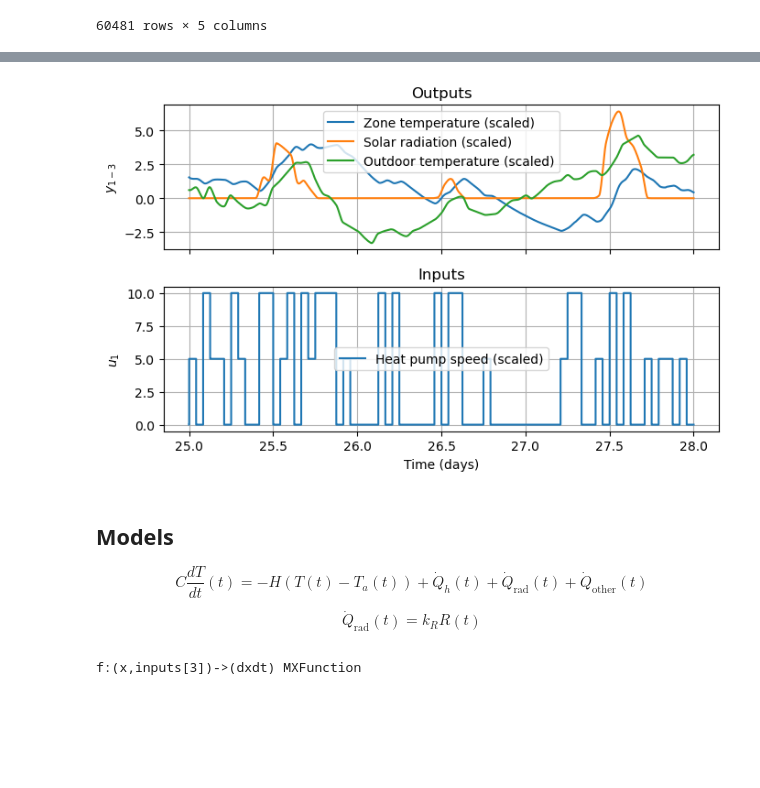
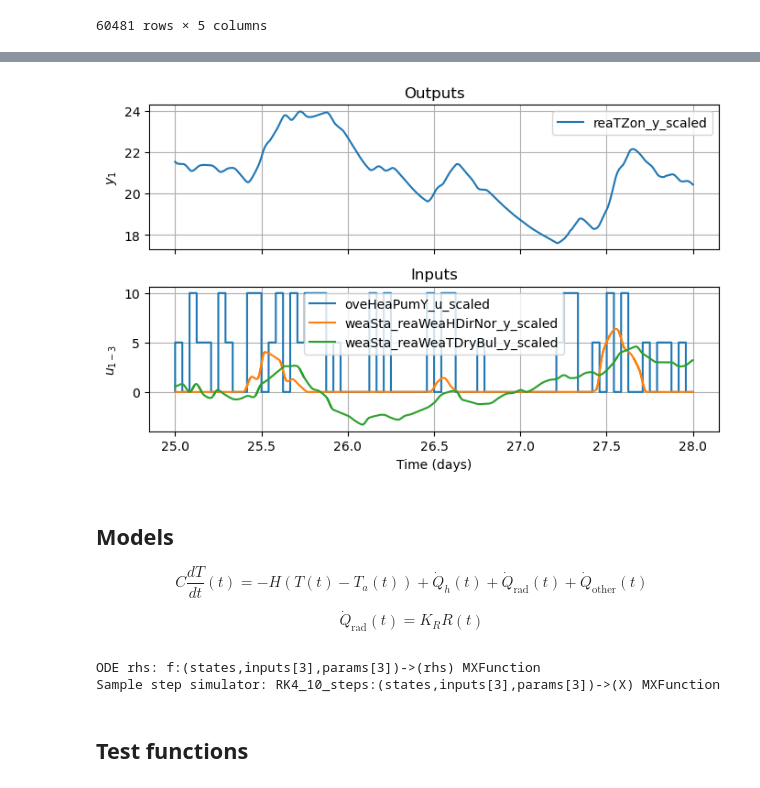
Before and after one commit to billtubbs/boptest-identify, a Jupyter notebook: sys-id-1-zone.ipynb, the cells around one changed output, grey strips where cells are left out. Saved outputs shown, nothing was run; the diff lists cells and outputs as text; code cells hidden in the pictures; blank space fills up the shorter version.

```diff
--- a/sys-id-1-zone.ipynb
+++ b/sys-id-1-zone.ipynb
@@ -76,10 +77,10 @@ measurement_names = ['reaTZon_y', 'weaSta_reaWeaHDirNor_y', 'weaSta_reaWeaTDryBu
 time_range = slice(16, None)
 
 var_rename_map = {
-    'oveHeaPumY_u': 'Heat pump speed (scaled)',
-    'reaTZon_y': 'Zone temperature (scaled)',
-    'weaSta_reaWeaHDirNor_y': 'Solar radiation (scaled)',
-    'weaSta_reaWeaTDryBul_y': 'Outdoor temperature (scaled)'
+    'oveHeaPumY_u': 'Heat pump speed',
+    'reaTZon_y': 'Zone temperature',
+    'weaSta_reaWeaHDirNor_y': 'Solar radiation',
+    'weaSta_reaWeaTDryBul_y': 'Outdoor temperature'
 }
 
 fig, axes = make_ioplots(
@@ -88,6 +89,7 @@ fig, axes = make_ioplots(
     measurement_names,
     available_inputs,
     available_measurements,
+    time_name='time_days',
     time_range=time_range,
     var_rename_map=var_rename_map
 )
@@ -100,9 +102,9 @@ plt.show()
 
 nominal_values = {
     'oveHeaPumY_u': 0.0,
-    'reaTZon_y': 273.15 + 20.0,
+    'reaTZon_y': 273.15 + 0.0,
     'weaSta_reaWeaHDirNor_y': 0.0,
-    'weaSta_reaWeaTDryBul_y': 273.15 + 0.0
+    'weaSta_reaWeaTDryBul_y': 273.15 + 0.0  # must be same as 'reaTZon_y'
 }
 
 scale_factors = {
@@ -114,9 +116,11 @@ scale_factors = {
 
 sim_results_scaled = sim_results[['time', 'time_days']].copy()
 for name in measurement_names:
-    sim_results_scaled[name] = (sim_results[name] - nominal_values[name]) / scale_factors[name]
+    new_name = f"{name}_scaled"
+    sim_results_scaled[new_name] = (sim_results[name] - nominal_values[name]) / scale_factors[name]
 for name in input_names:
-    sim_results_scaled[name] = (sim_results[name] - nominal_values[name]) / scale_factors[name]
+    new_name = f"{name}_scaled"
+    sim_results_scaled[new_name] = (sim_results[name] - nominal_values[name]) / scale_factors[name]
 
 sim_results_scaled.describe()
 # %% [output]
@@ -132,20 +136,30 @@ sim_results_scaled.describe()
 # %%
 time_range = slice(18.5, 20.5)
 time_range = slice(25, 28)
+
+data_sample = (
+    sim_results_scaled
+    .set_index('time_days').loc[time_range]
+    .reset_index().set_index('time')
+)
+
+input_names = ['oveHeaPumY_u_scaled', 'weaSta_reaWeaHDirNor_y_scaled', 'weaSta_reaWeaTDryBul_y_scaled']
+measurement_names = ['reaTZon_y_scaled']
 
 fig, axes = make_ioplots_combined(
     sim_results_scaled,
     input_names,
     measurement_names,
     available_inputs,
     available_measurements,
+    time_name='time_days',
     time_range=time_range,
     var_rename_map=var_rename_map,
 )
 plt.tight_layout()
 plt.show()
 # %% [output]
-[figure, old version]
+[figure, new version]
 # %% [markdown]
 ## Models
 
@@ -154,35 +168,55 @@ C \frac{d T}{d t}(t) = -H \left( T(t) - T_a(t) \right) + \dot{Q}_h(t) + \dot{Q}_
 $$
 
 $$
-\dot{Q}_{\text {rad}}(t) = k_R R(t)
+\dot{Q}_{\text {rad}}(t) = K_R R(t)
 $$
 # %%
 # Parameters
-C = 6.0  # thermal capacitance, kWh/°C
-H = 6/24   # scaled heat transfer coefficient with ambient, kW/°C
-k_rad = 1.0  # unknown constant relating measured solar radiation and heat input to zone
+C = 5 * 3.6e6  # thermal capacitance, W/°C
+H = cas.MX.sym('H')   # scaled heat transfer coefficient with ambient, kW/°C
+K_heat = cas.MX.sym('K_heat')  # unknown constant relating heater setting to heat input
+K_rad = cas.MX.sym('K_rad')  # unknown constant relating measured solar radiation to heat input
+params = [H, K_heat, K_rad]
+
+# Note, it is in general a good idea to scale your decision variables such
+# that they are in the order of ~0.1..100
+params_scale_factors = cas.vertcat(1.0, 1.0, 1.0)
 
 # System dimensions
 n_x = 1  # number of states
 n_u = 1  # number of manipulated inputs
 n_p = 2  # number of disturbance inputs
 
-# Declare variables
+# Declare system variables
 x = cas.MX.sym('x', n_x)  # states
 u = cas.MX.sym('u', n_u)  # manipulated inputs
 p = cas.MX.sym('p', n_p)  # disturbance inputs
 
 # Aliases
 T = x[0]  # zone temperature
-Q_c = u[0]  # cooling delivered
+Q_h = u[0]  # heating delivered
 T_a = p[0]  # ambient temperature
 R = p[1]  # solar insolation
 
+# Rate-of-change of zone temperature
+dTdt = (-H * (T - T_a) + K_heat * Q_h + K_rad * R) / C
+
 # Define ODE
-dTdt = (-H * (T - T_a) - Q_c + k_rad * R) / C  # rate-of-change of zone temperature
+states = x
+rhs = dTdt
 inputs = cas.vertcat(u, p)
-rhs = dTdt
-f = cas.Function('f', [x, inputs], [rhs], ['x', 'inputs'], ['dxdt'])
-print(f)
+params = cas.vcat(params)
+f = cas.Function('f', [states, inputs, params], [rhs], ['states', 'inputs', 'params'], ['rhs'])
+print(f"ODE rhs: {f}")
+
+# Make simulator
+Ts = 5 * 60
+n_steps_per_sample = 10
+dt = Ts / n_steps_per_sample
+sample_step = make_n_step_simulator(f, dt, states, inputs, params, n_steps=n_steps_per_sample)
+print(f"Sample step simulator: {sample_step}")
 # %% [output]
-f:(x,inputs[3])->(dxdt) MXFunction
+ODE rhs: f:(states,inputs[3],params[3])->(rhs) MXFunction
+Sample step simulator: RK4_10_steps:(states,inputs[3],params[3])->(X) MXFunction
+# %% [markdown]
+## Test functions
```
Also changed, not shown: parts of 24 cells of this notebook, 3 other files.
